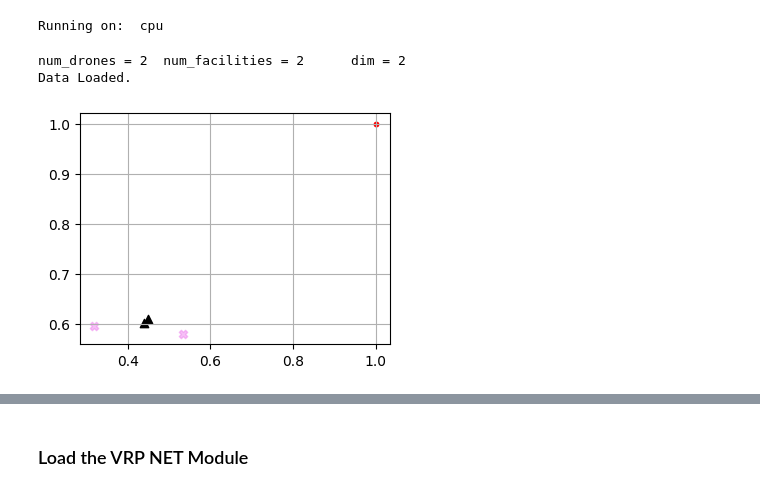
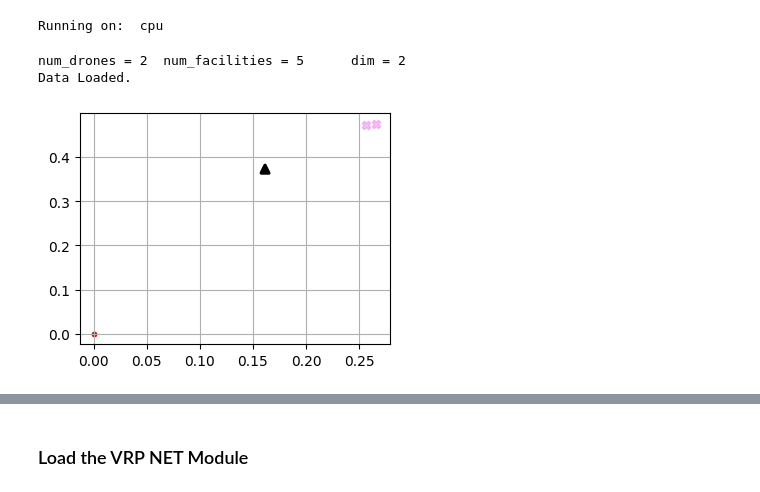
Before and after one commit to salar96/LearningFLPO, a Jupyter notebook: compute_Gradients.ipynb, the cells around one changed output, grey strips where cells are left out. Cells and saved outputs as stored; diff of their text form; code cells hidden in the pictures.

```diff
--- a/compute_Gradients.ipynb
+++ b/compute_Gradients.ipynb
@@ -24,10 +24,10 @@ Running on:  cpu
 # %%
 # UAV FLPO MetaData
 num_drones = 2
-n_drone_clusters = 2
+n_drone_clusters = 1
 drone_cluster_split = np.random.uniform(0.0, 1.0, n_drone_clusters)
 drone_cluster_split = drone_cluster_split / np.sum(drone_cluster_split)
-num_facilities = 2
+num_facilities = 5
 dim_ = 2
 print(f'num_drones = {num_drones}\tnum_facilities = {num_facilities}\tdim = {dim_}')
 
@@ -41,40 +41,41 @@ for i in range(n_drone_clusters):
         drone_cnt += n_drones
 
     drone_cluster_mean = torch.rand(1, dim_).repeat(n_drones,1).unsqueeze(1).to(device)
-    drone_cluster_std = ((0.02 - 0.08) * torch.rand(1,dim_) + 0.08).repeat(n_drones,1).unsqueeze(1).to(device)
-    drone_cluster_START_locs = torch.normal(mean=drone_cluster_mean, std=drone_cluster_std)
+    drone_cluster_std = ((0.01 - 0.05) * torch.rand(1,dim_) + 0.05).repeat(n_drones,1).unsqueeze(1).to(device)
+    drone_cluster_START_locs = torch.normal(mean=drone_cluster_mean, std=drone_cluster_std).to(device)
     if i == 0:
         START_locs = drone_cluster_START_locs
     else:
         START_locs = torch.cat((START_locs, drone_cluster_START_locs), axis=0)
 
-START_locs.shape
-
+assert not START_locs.requires_grad, "set requires_grad for START_locs to 0"
 # Assign destination location to each drone
-END_locs = torch.ones((num_drones, 1, dim_), requires_grad=False, device=device) #torch.rand(num_drones, 1, dim_, requires_grad=False, device=device)
+END_locs = torch.zeros((num_drones, 1, dim_), requires_grad=False, device=device) #torch.rand(num_drones, 1, dim_, requires_grad=False, device=device)
 
 # Create the data tensor
-F_base = (torch.mean(START_locs, dim=0).repeat(num_facilities, 1) + torch.normal(mean=torch.zeros(num_facilities,1), std=0.05*torch.ones(num_facilities,1))).unsqueeze(0).requires_grad_().to(device)
+F_means = torch.mean(START_locs-0.1, dim=0).repeat(num_facilities, 1)
+F_noise = torch.normal(mean=torch.zeros(num_facilities,2,device=device), std=0.0001*torch.ones(num_facilities,2,device=device))
+F_base = (F_means + F_noise).unsqueeze(0).requires_grad_()
 # print(F_base.shape)
 F_locs = F_base.expand(num_drones, -1, -1)  # view, shares grad with F_base
 data = torch.cat((START_locs, F_locs, END_locs), dim=1)  # shape: (Nd, Nf+2, D)
 print("Data Loaded.")
 
 # plot the data
 def plot_UAV_FLPO(drone_START, drone_END, Facilities, figuresize=(6,5)):
     start_locs = drone_START.squeeze(1).cpu().numpy()
     end_locs = drone_END.squeeze(1).cpu().numpy()
     f_locs = Facilities.squeeze(0).detach().cpu().numpy()
 
     plt.figure(figsize=figuresize)
     plt.scatter(start_locs[:,0], start_locs[:,1], color='violet', marker='X', alpha=0.5)
     plt.scatter(end_locs[:,0], end_locs[:,1], color='red', marker='.')
     plt.scatter(f_locs[:,0], f_locs[:,1], color='black', marker='^')
     plt.grid()
     plt.show()
 
 plot_UAV_FLPO(START_locs, END_locs, F_base, (4,3))
 # %% [output]
-num_drones = 2  num_facilities = 2      dim = 2
+num_drones = 2  num_facilities = 5      dim = 2
 Data Loaded.
-[figure, old version]
+[figure, new version]
```
Also changed, not shown: parts of 42 cells of this notebook, 3 other files.
